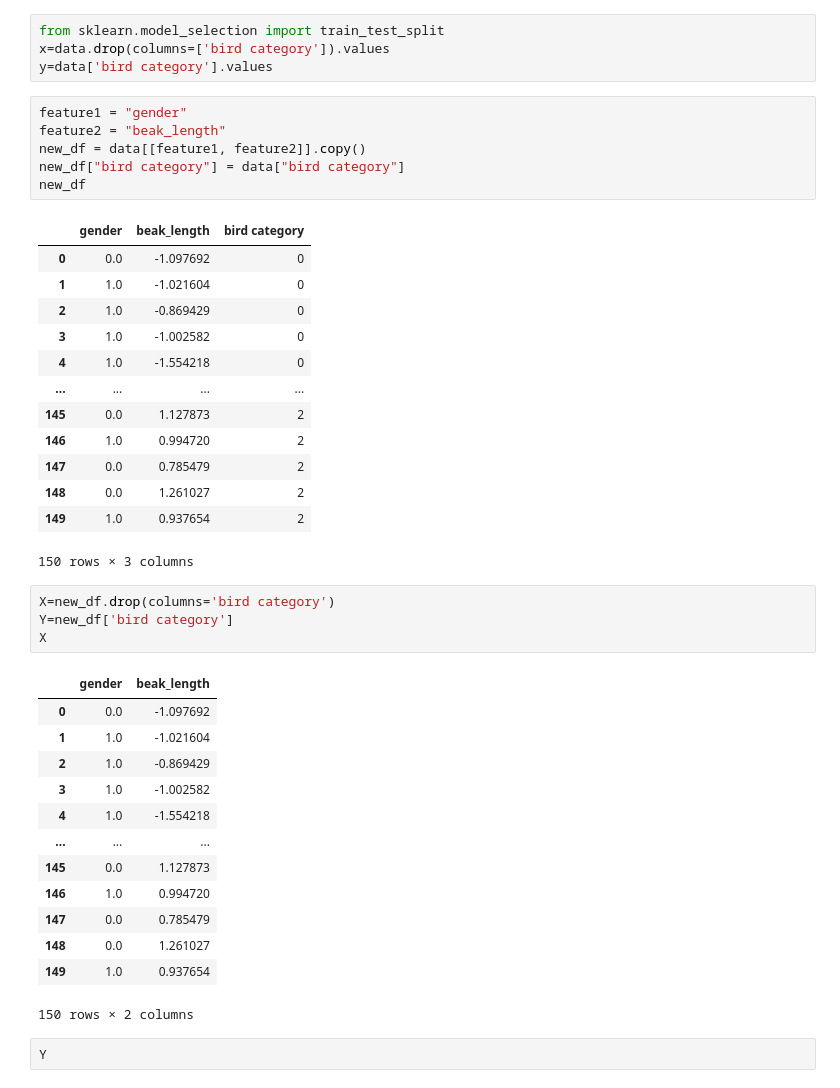
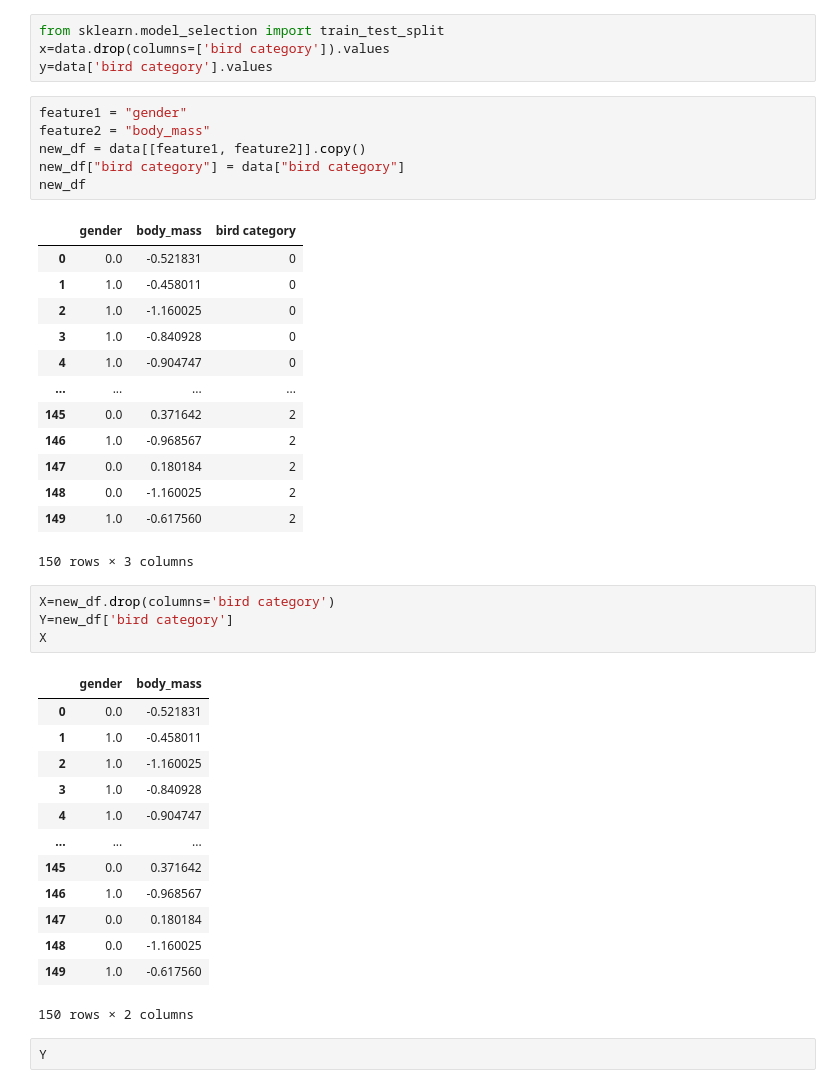
Before and after one commit to haneenakram/neural-network-preject, a Jupyter notebook: task1-notebook.ipynb, the cells around one changed output. Cells and saved outputs as stored; diff of their text form.

```diff
--- a/task1-notebook.ipynb
+++ b/task1-notebook.ipynb
@@ -102,41 +102,41 @@ x=data.drop(columns=['bird category']).values
 y=data['bird category'].values
 # %%
 feature1 = "gender"
-feature2 = "beak_length"
+feature2 = "body_mass"
 new_df = data[[feature1, feature2]].copy()
 new_df["bird category"] = data["bird category"]
 new_df
 # %% [output]
-|  | gender | beak_length | bird category |
-| 0 | 0.0 | -1.097692 | 0 |
-| 1 | 1.0 | -1.021604 | 0 |
-| 2 | 1.0 | -0.869429 | 0 |
-| 3 | 1.0 | -1.002582 | 0 |
-| 4 | 1.0 | -1.554218 | 0 |
+|  | gender | body_mass | bird category |
+| 0 | 0.0 | -0.521831 | 0 |
+| 1 | 1.0 | -0.458011 | 0 |
+| 2 | 1.0 | -1.160025 | 0 |
+| 3 | 1.0 | -0.840928 | 0 |
+| 4 | 1.0 | -0.904747 | 0 |
 | ... | ... | ... | ... |
-| 145 | 0.0 | 1.127873 | 2 |
-| 146 | 1.0 | 0.994720 | 2 |
-| 147 | 0.0 | 0.785479 | 2 |
-| 148 | 0.0 | 1.261027 | 2 |
-| 149 | 1.0 | 0.937654 | 2 |
+| 145 | 0.0 | 0.371642 | 2 |
+| 146 | 1.0 | -0.968567 | 2 |
+| 147 | 0.0 | 0.180184 | 2 |
+| 148 | 0.0 | -1.160025 | 2 |
+| 149 | 1.0 | -0.617560 | 2 |
 150 rows × 3 columns
 # %%
 X=new_df.drop(columns='bird category')
 Y=new_df['bird category']
 X
 # %% [output]
-|  | gender | beak_length |
-| 0 | 0.0 | -1.097692 |
-| 1 | 1.0 | -1.021604 |
-| 2 | 1.0 | -0.869429 |
-| 3 | 1.0 | -1.002582 |
-| 4 | 1.0 | -1.554218 |
+|  | gender | body_mass |
+| 0 | 0.0 | -0.521831 |
+| 1 | 1.0 | -0.458011 |
+| 2 | 1.0 | -1.160025 |
+| 3 | 1.0 | -0.840928 |
+| 4 | 1.0 | -0.904747 |
 | ... | ... | ... |
-| 145 | 0.0 | 1.127873 |
-| 146 | 1.0 | 0.994720 |
-| 147 | 0.0 | 0.785479 |
-| 148 | 0.0 | 1.261027 |
-| 149 | 1.0 | 0.937654 |
+| 145 | 0.0 | 0.371642 |
+| 146 | 1.0 | -0.968567 |
+| 147 | 0.0 | 0.180184 |
+| 148 | 0.0 | -1.160025 |
+| 149 | 1.0 | -0.617560 |
 150 rows × 2 columns
 # %%
 Y
```
Also changed, not shown: parts of 6 cells of this notebook, 3 other files.
